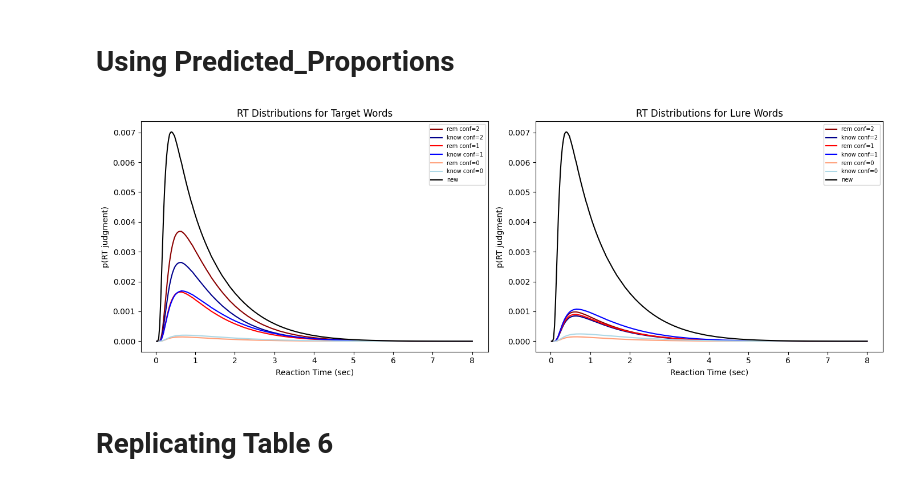
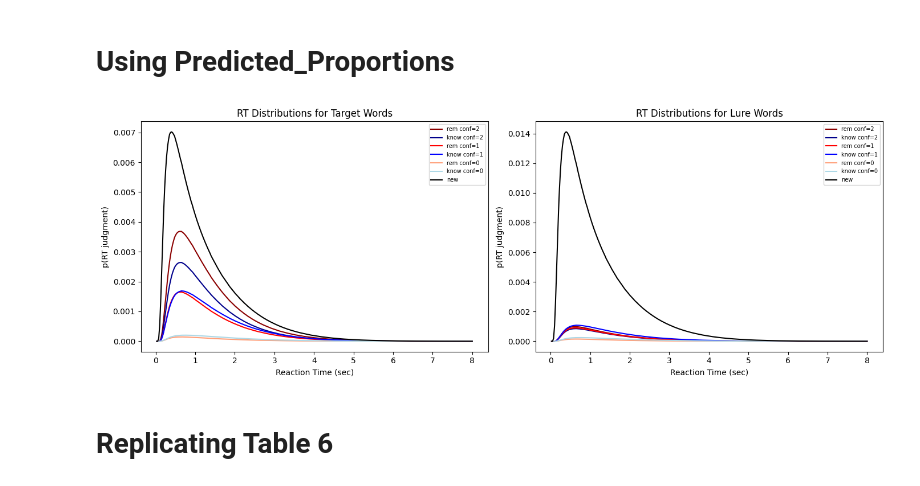
Before and after one commit to SpoopyPillow/caa_recognition_model, a Jupyter notebook: testresults.ipynb, the cells around one changed output. Cells and saved outputs as stored; diff of their text form; code cells hidden in the pictures.

Commit message:
fix old lure plot

```diff
--- a/testresults.ipynb
+++ b/testresults.ipynb
@@ -71,35 +71,35 @@ plt.show()
 p_rem, p_know, p_new, t = dp.predicted_proportions(c_high, mu_r, mu_f, d_r, d_f, tc_bound, r_bound, x0, deltaT)
 
 p_rem_lures, p_know_lures, p_new_lures, t = dp.predicted_proportions(c_high, mu_r0, mu_f0, d_r, d_f, tc_bound, r_bound, x0, deltaT)
 
 fig, axes = plt.subplots(1, 2, figsize=(14, 5))
 
 confidence_labels = ['conf=2', 'conf=1', 'conf=0']
 colors_rem = ['darkred', 'red', 'lightsalmon']
 colors_know = ['darkblue', 'blue', 'lightblue']
 
 for i in range(3):
     axes[0].plot(t, p_rem[i], color=colors_rem[i], label = f'rem {confidence_labels[i]}')
     axes[0].plot(t, p_know[i], color=colors_know[i], label=f'know {confidence_labels[i]}')
 axes[0].plot(t, p_new, color='black', label='new')
 axes[0].set_title('RT Distributions for Target Words')
 axes[0].set_xlabel('Reaction Time (sec)')
 axes[0].set_ylabel('p(RT judgment)')
 axes[0].legend(fontsize=7)
 
 for i in range(3):
     axes[1].plot(t, p_rem_lures[i], color=colors_rem[i], label = f'rem {confidence_labels[i]}')
     axes[1].plot(t, p_know_lures[i], color=colors_know[i], label=f'know {confidence_labels[i]}')
-axes[1].plot(t, p_new, color='black', label='new')
+axes[1].plot(t, p_new_lures, color='black', label='new')
 axes[1].set_title('RT Distributions for Lure Words')
 axes[1].set_xlabel('Reaction Time (sec)')
 axes[1].set_ylabel('p(RT judgment)')
 axes[1].legend(fontsize=7)
 
 plt.tight_layout()
 plt.show()
 # %% [output]
-[figure, old version]
+[figure, new version]
 # %% [markdown]
 # Replicating Table 6
 # %%
```
Also changed, not shown: parts of 1 cell of this notebook.
